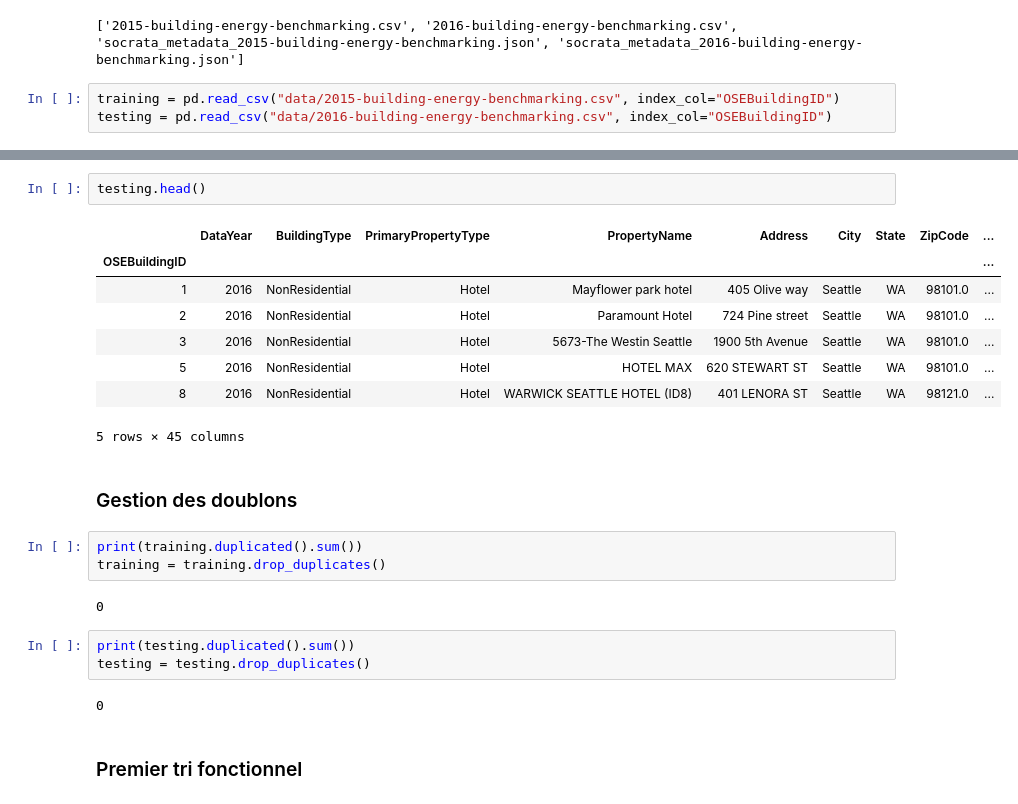
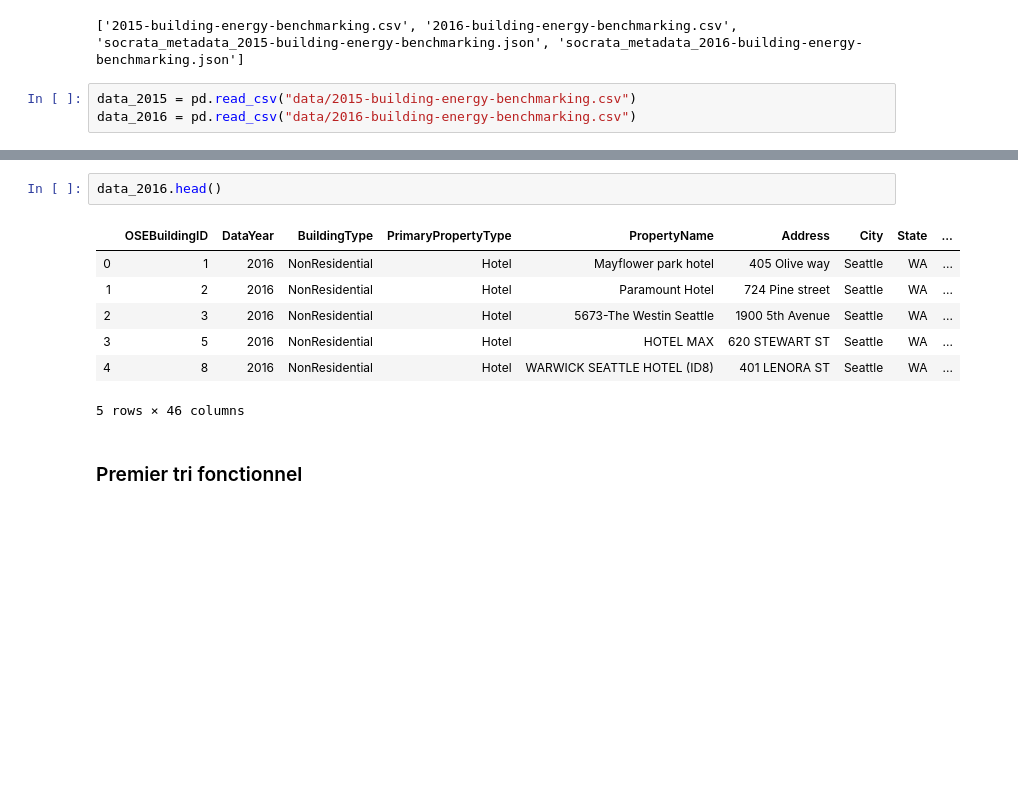
Before and after one commit to Julien-Martin/OC-IML-P3, a Jupyter notebook: Data Cleaning.ipynb, the cells around one changed output, grey strips where cells are left out. Saved outputs shown, nothing was run; the diff lists cells and outputs as text; blank space fills up the shorter version.

```diff
--- a/Data Cleaning.ipynb
+++ b/Data Cleaning.ipynb
@@ -18,6 +18,6 @@ print(os.listdir("data"))
 # %% [output]
 ['2015-building-energy-benchmarking.csv', '2016-building-energy-benchmarking.csv', 'socrata_metadata_2015-building-energy-benchmarking.json', 'socrata_metadata_2016-building-energy-benchmarking.json']
 # %%
-training = pd.read_csv("data/2015-building-energy-benchmarking.csv", index_col="OSEBuildingID")
-testing = pd.read_csv("data/2016-building-energy-benchmarking.csv", index_col="OSEBuildingID")
+data_2015 = pd.read_csv("data/2015-building-energy-benchmarking.csv")
+data_2016 = pd.read_csv("data/2016-building-energy-benchmarking.csv")
 # %%
@@ -34,26 +33,13 @@ training.head()
 # %%
-testing.head()
+data_2016.head()
 # %% [output]
-|  | DataYear | BuildingType | PrimaryPropertyType | PropertyName | Address | City | State | ZipCode | ... |
-| OSEBuildingID |  |  |  |  |  |  |  |  | ... |
-| 1 | 2016 | NonResidential | Hotel | Mayflower park hotel | 405 Olive way | Seattle | WA | 98101.0 | ... |
-| 2 | 2016 | NonResidential | Hotel | Paramount Hotel | 724 Pine street | Seattle | WA | 98101.0 | ... |
-| 3 | 2016 | NonResidential | Hotel | 5673-The Westin Seattle | 1900 5th Avenue | Seattle | WA | 98101.0 | ... |
-| 5 | 2016 | NonResidential | Hotel | HOTEL MAX | 620 STEWART ST | Seattle | WA | 98101.0 | ... |
-| 8 | 2016 | NonResidential | Hotel | WARWICK SEATTLE HOTEL (ID8) | 401 LENORA ST | Seattle | WA | 98121.0 | ... |
+|  | OSEBuildingID | DataYear | BuildingType | PrimaryPropertyType | PropertyName | Address | City | State | ... |
+| 0 | 1 | 2016 | NonResidential | Hotel | Mayflower park hotel | 405 Olive way | Seattle | WA | ... |
+| 1 | 2 | 2016 | NonResidential | Hotel | Paramount Hotel | 724 Pine street | Seattle | WA | ... |
+| 2 | 3 | 2016 | NonResidential | Hotel | 5673-The Westin Seattle | 1900 5th Avenue | Seattle | WA | ... |
+| 3 | 5 | 2016 | NonResidential | Hotel | HOTEL MAX | 620 STEWART ST | Seattle | WA | ... |
+| 4 | 8 | 2016 | NonResidential | Hotel | WARWICK SEATTLE HOTEL (ID8) | 401 LENORA ST | Seattle | WA | ... |
-5 rows × 45 columns
+5 rows × 46 columns
-# %% [markdown]
-### Gestion des doublons
-# %%
-print(training.duplicated().sum())
-training = training.drop_duplicates()
-# %% [output]
-0
-# %%
-print(testing.duplicated().sum())
-testing = testing.drop_duplicates()
-# %% [output]
-0
 # %% [markdown]
 ### Premier tri fonctionnel
 # %%
```
Also changed, not shown: parts of 51 cells of this notebook.
